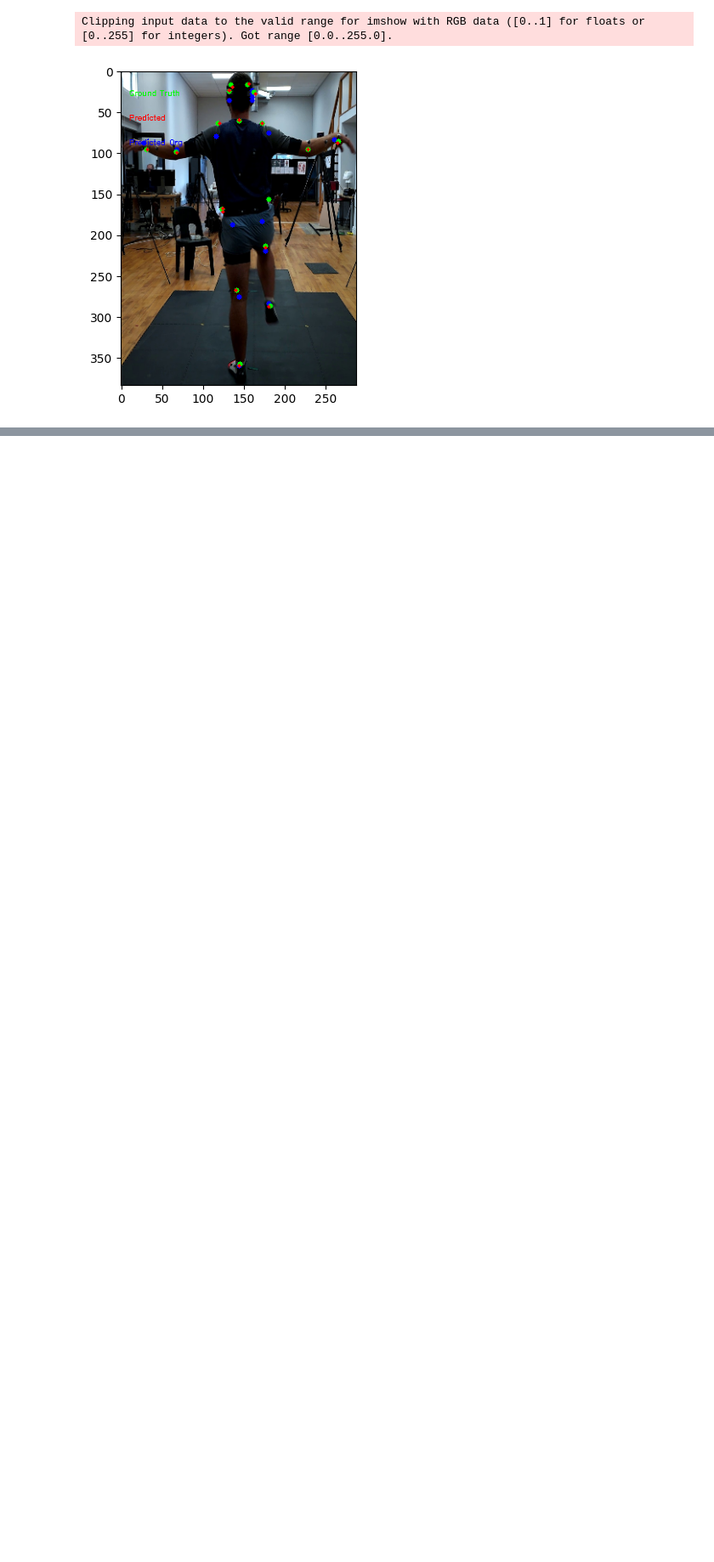
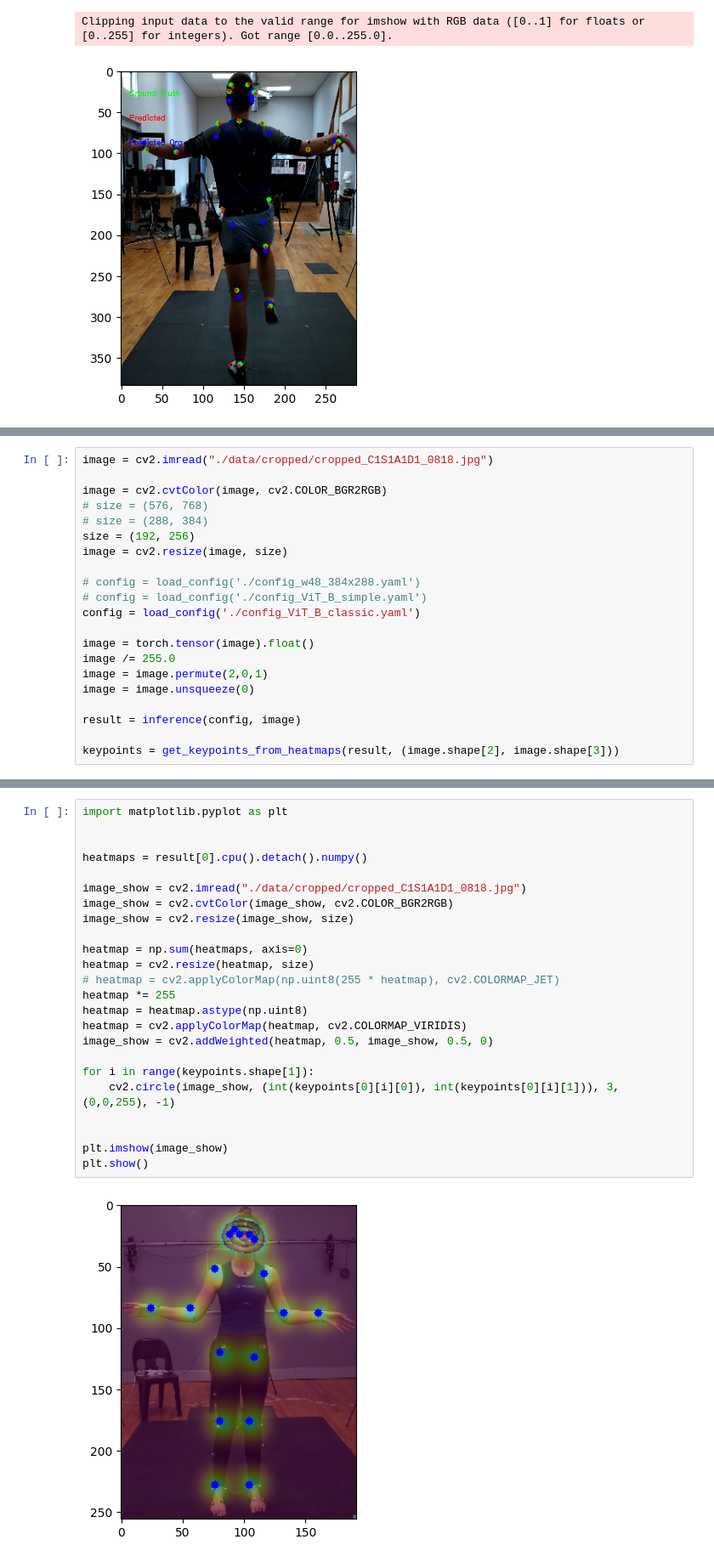
Before and after one commit to Rynhardf/research-project-2024, a Jupyter notebook: main.ipynb, the cells around one changed output, grey strips where cells are left out. Shown: that part at 85% size. Drawn from its saved outputs; the diff is of its cells as text; blank space fills up the shorter version.

```diff
--- a/main.ipynb
+++ b/main.ipynb
@@ -65,0 +80,21 @@ Clipping input data to the valid range for imshow with RGB data ([0..1] for floa
+# %%
+image = cv2.imread("./data/cropped/cropped_C1S1A1D1_0818.jpg")
+
+image = cv2.cvtColor(image, cv2.COLOR_BGR2RGB)
+# size = (576, 768)
+# size = (288, 384)
+size = (192, 256)
+image = cv2.resize(image, size)
+
+# config = load_config('./config_w48_384x288.yaml')
+# config = load_config('./config_ViT_B_simple.yaml')
+config = load_config('./config_ViT_B_classic.yaml')
+
+image = torch.tensor(image).float()
+image /= 255.0
+image = image.permute(2,0,1)
+image = image.unsqueeze(0)
+
+result = inference(config, image)
+
+keypoints = get_keypoints_from_heatmaps(result, (image.shape[2], image.shape[3]))
@@ -65,0 +103,26 @@ Clipping input data to the valid range for imshow with RGB data ([0..1] for floa
+# %%
+import matplotlib.pyplot as plt
+
+
+heatmaps = result[0].cpu().detach().numpy()
+
+image_show = cv2.imread("./data/cropped/cropped_C1S1A1D1_0818.jpg")
+image_show = cv2.cvtColor(image_show, cv2.COLOR_BGR2RGB)
+image_show = cv2.resize(image_show, size)
+
+heatmap = np.sum(heatmaps, axis=0)
+heatmap = cv2.resize(heatmap, size)
+# heatmap = cv2.applyColorMap(np.uint8(255 * heatmap), cv2.COLORMAP_JET)
+heatmap *= 255
+heatmap = heatmap.astype(np.uint8)
+heatmap = cv2.applyColorMap(heatmap, cv2.COLORMAP_VIRIDIS)
+image_show = cv2.addWeighted(heatmap, 0.5, image_show, 0.5, 0)
+
+for i in range(keypoints.shape[1]):
+    cv2.circle(image_show, (int(keypoints[0][i][0]), int(keypoints[0][i][1])), 3, (0,0,255), -1)
+
+
+plt.imshow(image_show)
+plt.show()
+# %% [output]
+[figure, added]
```
Also changed, not shown: parts of 2 cells of this notebook, 4 other files.
